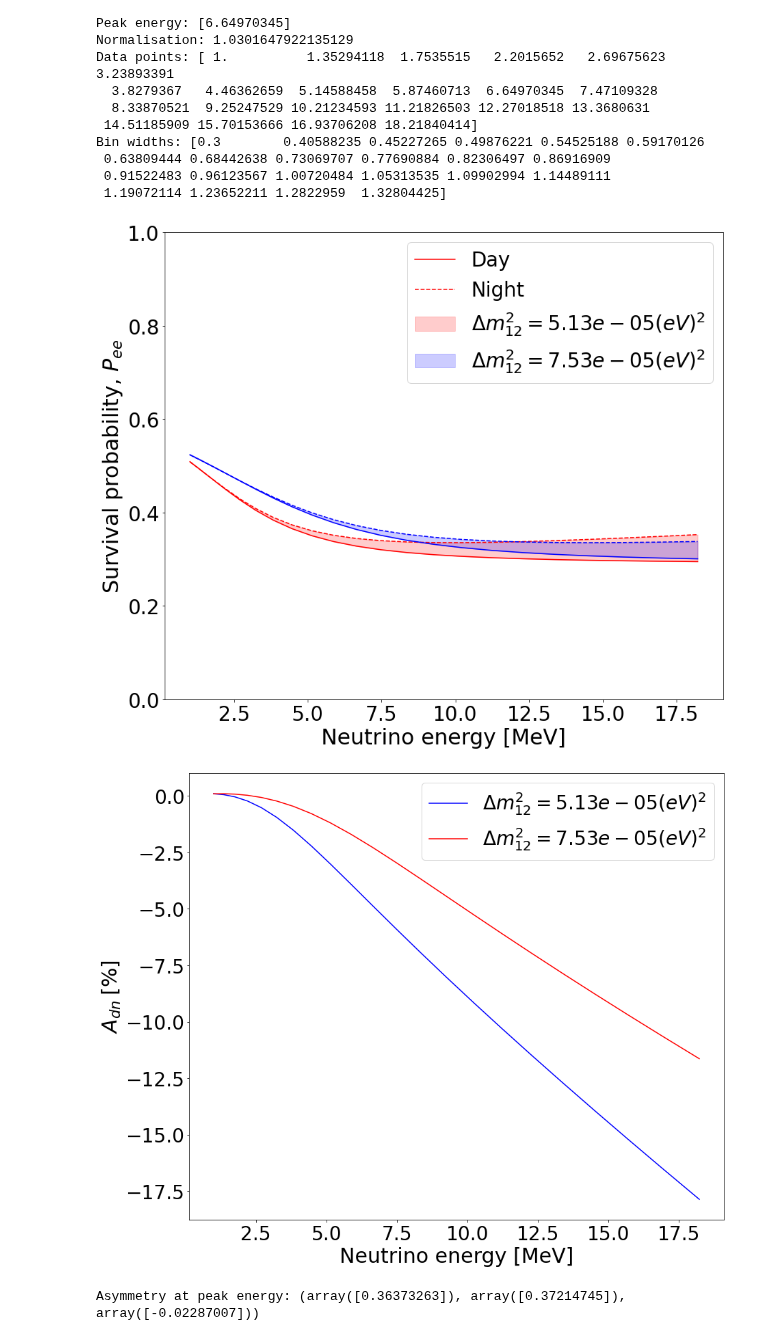
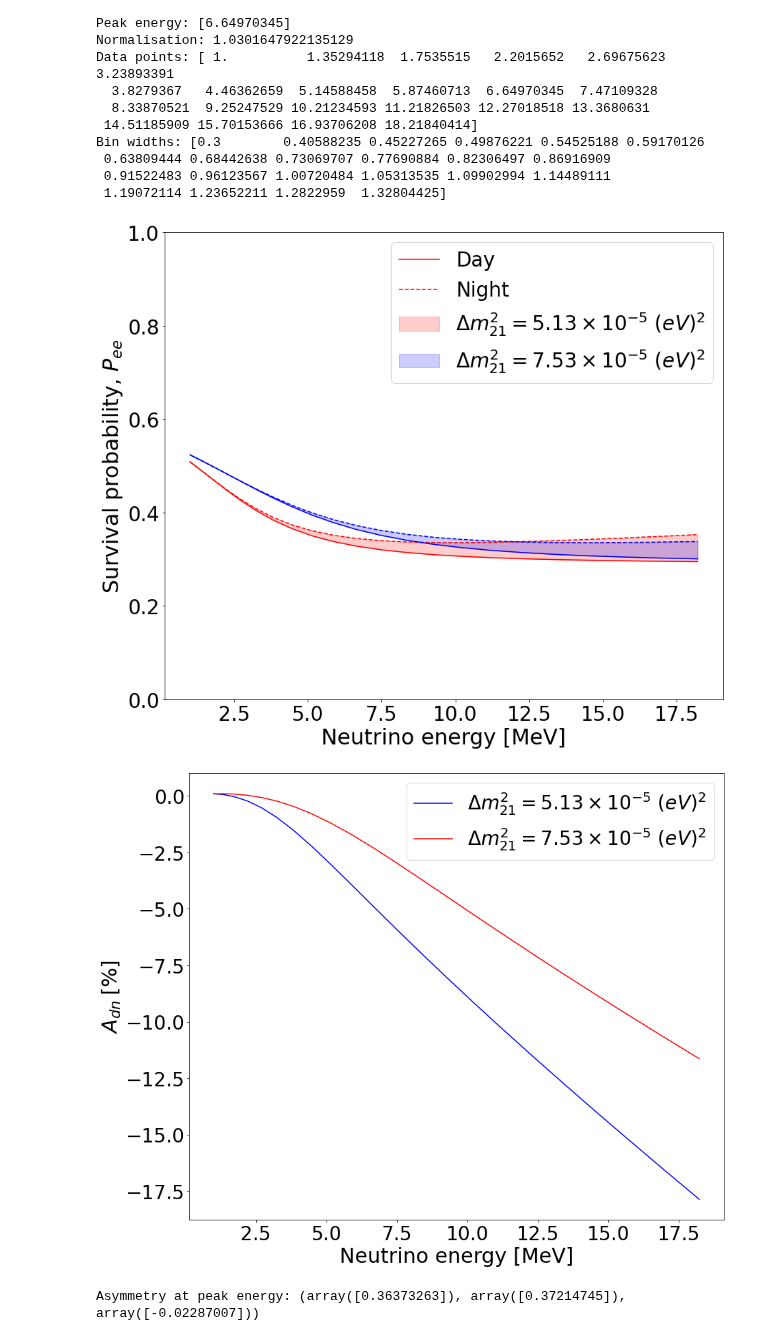
Before and after one commit to nlane314/soLAr-sens, a Jupyter notebook: notebooks/sensfin.ipynb, the cells around one changed output. Drawn from its saved outputs; the diff is of its cells as text; code cells hidden in the pictures.

```diff
--- a/notebooks/sensfin.ipynb
+++ b/notebooks/sensfin.ipynb
@@ -249,47 +249,47 @@ Rpd, Rpn, Rasym = asym(xdata, Rmd12, Sa12) # reactor " "
 
 plt.plot(xdata, Spd, color="red", label=r'Day')
 plt.plot(xdata, Spn, color="red", linestyle='dashed', label=r'Night')
-plt.fill_between(xdata, Spd, Spn, color='red', alpha=0.2, label=r'$\Delta m_{12}^2 =' + repr(Smd12) + '(eV)^2$')
+plt.fill_between(xdata, Spd, Spn, color='red', alpha=0.2, label=r'$\Delta m_{21}^2 =' + repr(Smd12*1e5) + r'\times 10^{-5}\ (eV)^2$')
 
 plt.plot(xdata, Rpd, color="blue")
 plt.plot(xdata, Rpn, color="blue", linestyle='dashed')
-plt.fill_between(xdata, Rpd, Rpn, color='blue', alpha=0.2, label=r'$\Delta m_{12}^2 =' + repr(Rmd12) + '(eV)^2$')
+plt.fill_between(xdata, Rpd, Rpn, color='blue', alpha=0.2, label=r'$\Delta m_{21}^2 =' + repr(Rmd12*1e5) + r'\times 10^{-5}\ (eV)^2$')
 
 #plt.xscale('log')
 #plt.yscale('log')
 
 plt.xlabel('Neutrino energy [MeV]',fontsize=30)
 plt.xticks(fontsize=28)
 plt.ylabel(r'Survival probability, $P_{ee}$',fontsize=30)
 plt.yticks(fontsize=28)
 plt.ylim(0,1)
 
 plt.legend(fontsize=28)
 plt.savefig('../figures/B8survprob.png', bbox_inches='tight')
 
 plt.show()
 
 ##########################################
 
 plt.figure(figsize=(14,12))
 
-plt.plot(xdata, Sasym*100, color="blue", label=r'$\Delta m_{12}^2 =' + repr(Smd12) + '(eV)^2$')
-plt.plot(xdata, Rasym*100, color="red", label=r'$\Delta m_{12}^2 =' + repr(Rmd12) + '(eV)^2$')
+plt.plot(xdata, Sasym*100, color="blue", label=r'$\Delta m_{21}^2 =' + repr(Smd12*1e5) + r'\times 10^{-5}\ (eV)^2$')
+plt.plot(xdata, Rasym*100, color="red", label=r'$\Delta m_{21}^2 =' + repr(Rmd12*1e5) + r'\times 10^{-5}\ (eV)^2$')
 
 plt.xlabel('Neutrino energy [MeV]',fontsize=30)
 plt.xticks(fontsize=28)
 plt.ylabel(r'$A_{dn~} [\%]$',fontsize=30)
 plt.yticks(fontsize=28)
 
 plt.legend(fontsize=28)
 plt.savefig('../figures/B8asymE.png', bbox_inches='tight')
 
 plt.show()
 
 print('Asymmetry at peak energy:', asym(xdata[fluxspec == np.max(fluxspec)], Rmd12, Sa12))
 # %% [output]
-[figure, old version]
+[figure, new version]
-[figure, old version]
+[figure, new version]
 Asymmetry at peak energy: (array([0.36373263]), array([0.37214745]), array([-0.02287007]))
 # %%
 def optim_bins(mult_arry):
```
Also changed, not shown: parts of 4 cells of this notebook, 2 other files.
